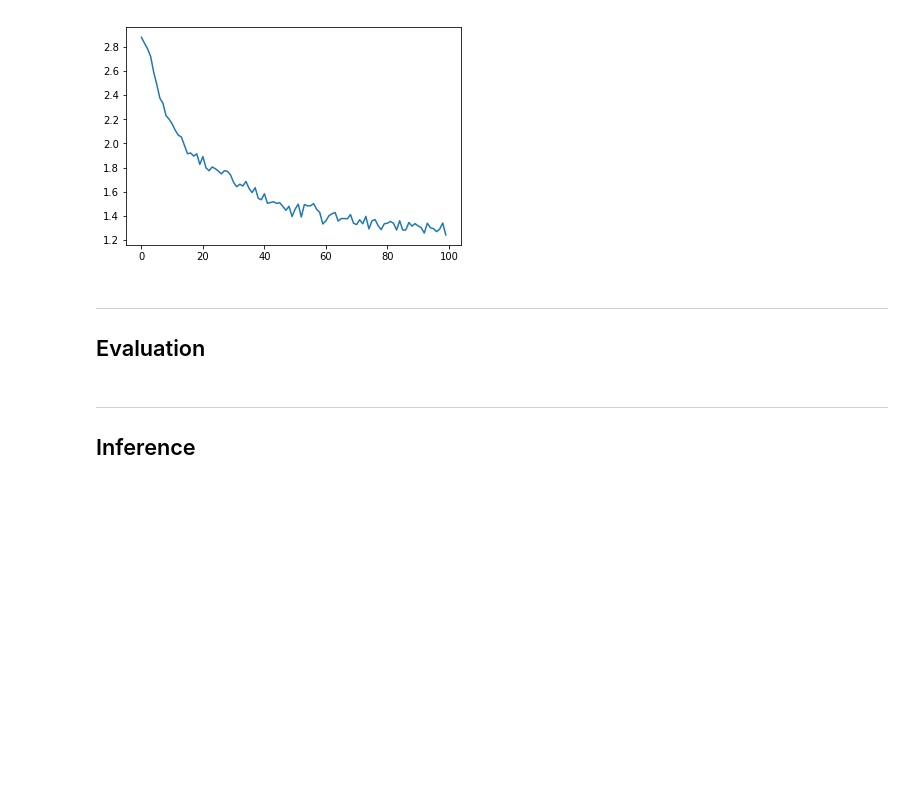
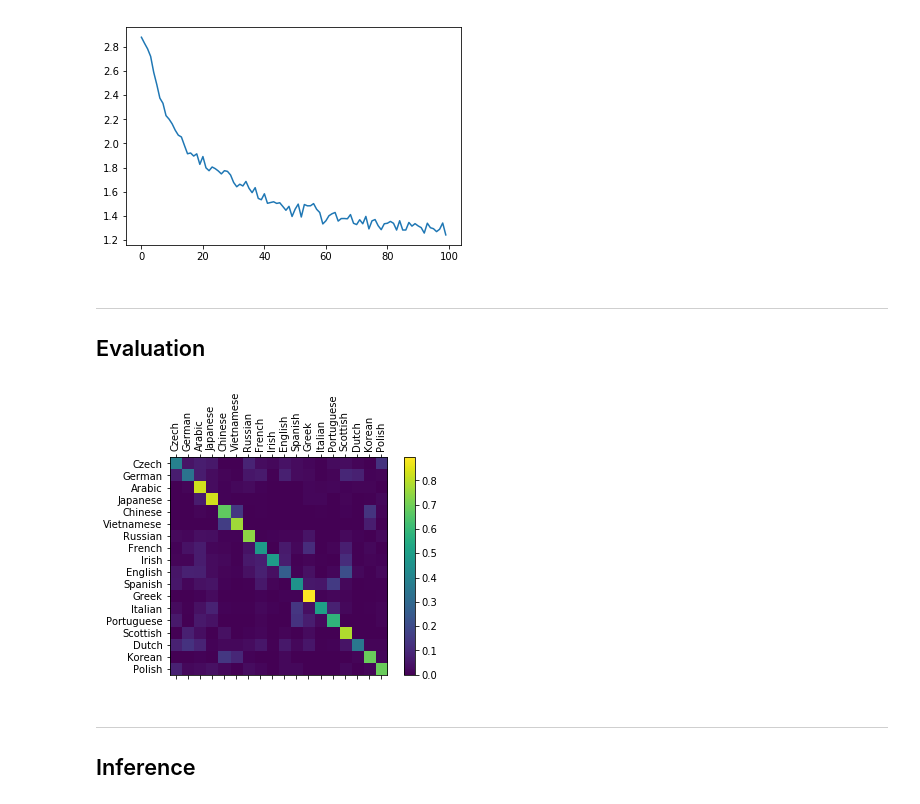
Before and after one commit to NawfalTachfine/DLX, a Jupyter notebook: pytorch_rnns/1.character-rnn-classification.ipynb, the cells around one changed output. Saved outputs shown, nothing was run; the diff lists cells and outputs as text; code cells hidden in the pictures; blank space fills up the shorter version.

```diff
--- a/pytorch_rnns/1.character-rnn-classification.ipynb
+++ b/pytorch_rnns/1.character-rnn-classification.ipynb
@@ -255,6 +246,37 @@ def evaluate(line_tensor):
         output, hidden = rnn(line_tensor[i], hidden)
 
     return output
+# %%
+confusion = torch.zeros(n_categories, n_categories)
+n_confusion = 10000
+
+# score model on a bunch of examples
+for i in range (n_confusion):
+    category, line, category_tensor, line_tensor = random_training_example()
+    output = evaluate(line_tensor)
+    guess, guess_i = category_from_output(output)
+    category_i = all_categories.index(category)
+    confusion[category_i][guess_i] += 1
+
+# normalize
+for i in range(n_categories):
+    confusion[i] = confusion[i] / confusion[i].sum()
+# %%
+# plot
+fig = plt.figure()
+ax = fig.add_subplot(111)
+cax = ax.matshow(confusion.numpy())
+fig.colorbar(cax)
+
+ax.set_xticklabels([''] + all_categories, rotation=90)
+ax.set_yticklabels([''] + all_categories)
+
+ax.xaxis.set_major_locator(ticker.MultipleLocator(1))
+ax.yaxis.set_major_locator(ticker.MultipleLocator(1))
+
+plt.show()
+# %% [output]
+[figure, added]
 # %% [markdown]
 ---
 ## Inference
```
Also changed, not shown: parts of 3 cells of this notebook.
